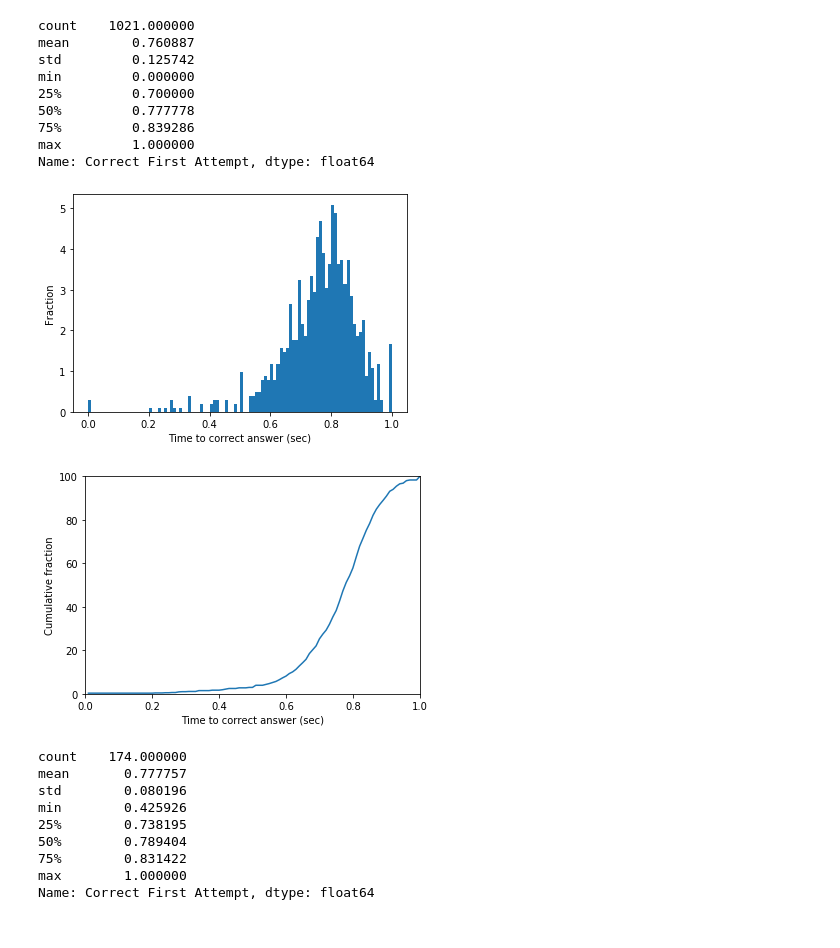
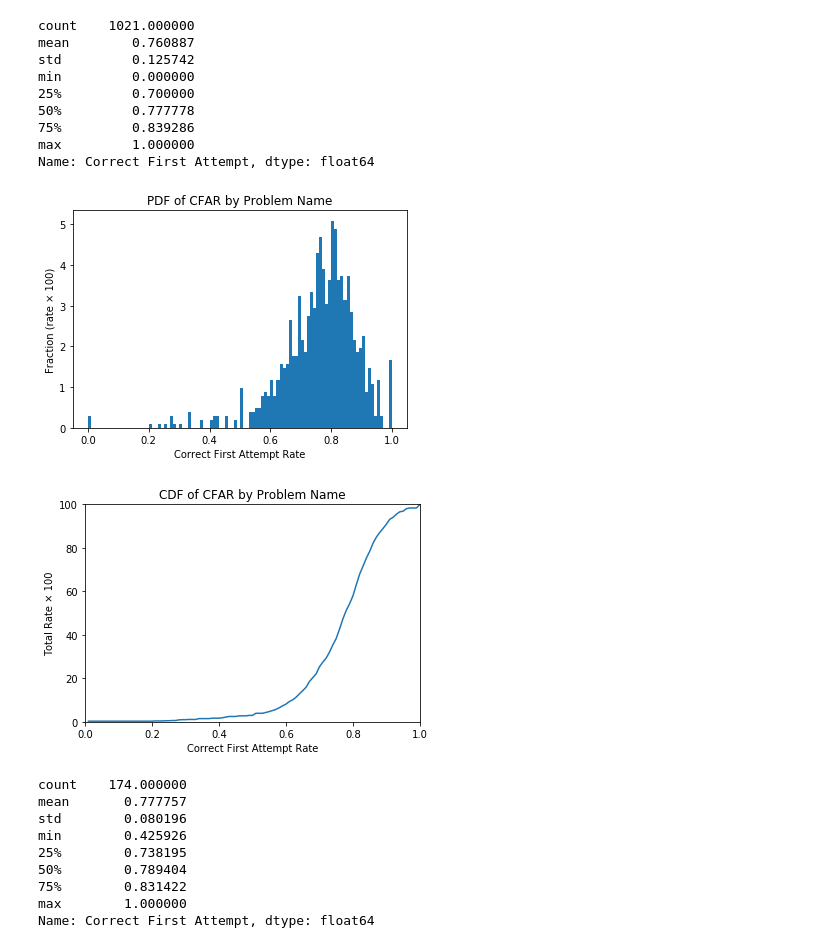
Before and after one commit to bin-soo/CS150A-Project, a Jupyter notebook: new_explore.ipynb, the cells around one changed output. Drawn from its saved outputs; the diff is of its cells as text; code cells hidden in the pictures.

```diff
--- a/new_explore.ipynb
+++ b/new_explore.ipynb
@@ -207,23 +205,27 @@ min         0.000000
 max         1.000000
 Name: Correct First Attempt, dtype: float64
 # %%
+#The average(CFAR) distribution by the Problem Name
 PNtotal = PNaverage["Correct First Attempt"]
 hist = plt.hist(np.array(PNtotal.dropna()),bins=100,density=True,log=False,range=(0,1))
-plt.xlabel('Time to correct answer (sec)')
-plt.ylabel('Fraction')
+plt.title("PDF of CFAR by Problem Name")
+plt.xlabel('Correct First Attempt Rate')
+plt.ylabel('Fraction (rate × 100)')
 plt.show()
 # %% [output]
-[figure, old version]
+[figure, new version]
 # %%
+#The cumulative distribution of the CFAR by the Problem Name
 counts, bins = hist[0], hist[1]
 cdf = np.cumsum(counts)
 plt.plot(bins[1::], cdf)
-plt.xlabel('Time to correct answer (sec)')
-plt.ylabel('Cumulative fraction')
+plt.title("CDF of CFAR by Problem Name")
+plt.xlabel('Correct First Attempt Rate')
+plt.ylabel('Total Rate × 100')
 plt.axis((0,1,0,100))
 plt.show()
 # %% [output]
-[figure, old version]
+[figure, new version]
 # %%
 #the CFA average describe by the Anon Student Id
 ASIaverage = pd.pivot_table(traindata, index = ["Anon Student Id"])
```
Also changed, not shown: parts of 13 cells of this notebook, 14 other files.
